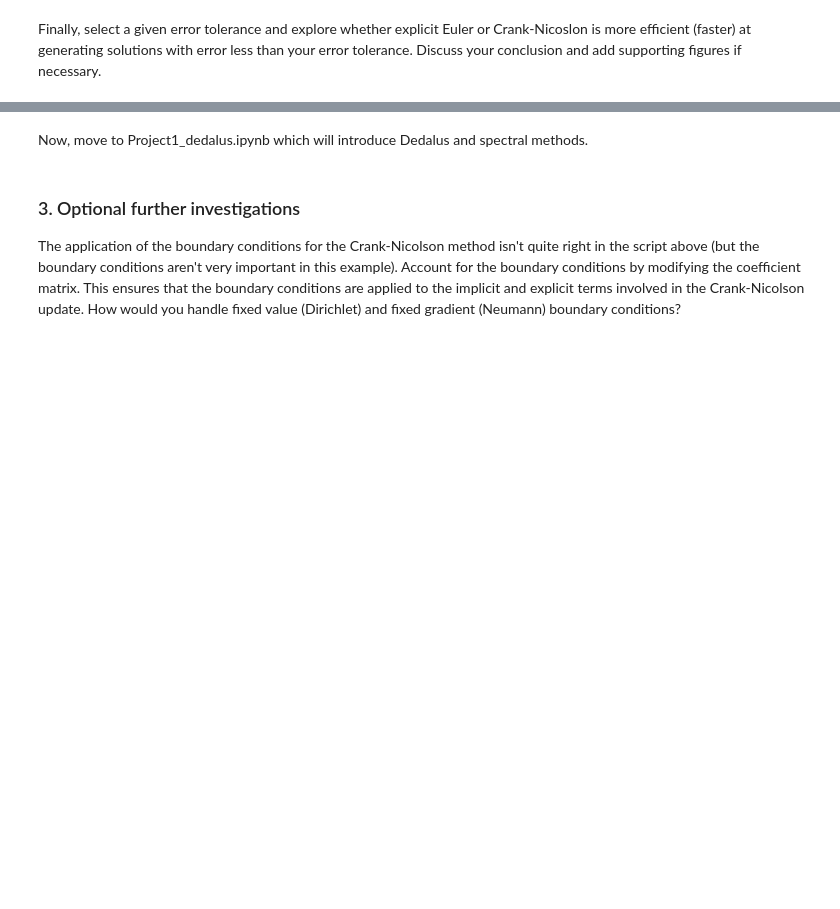
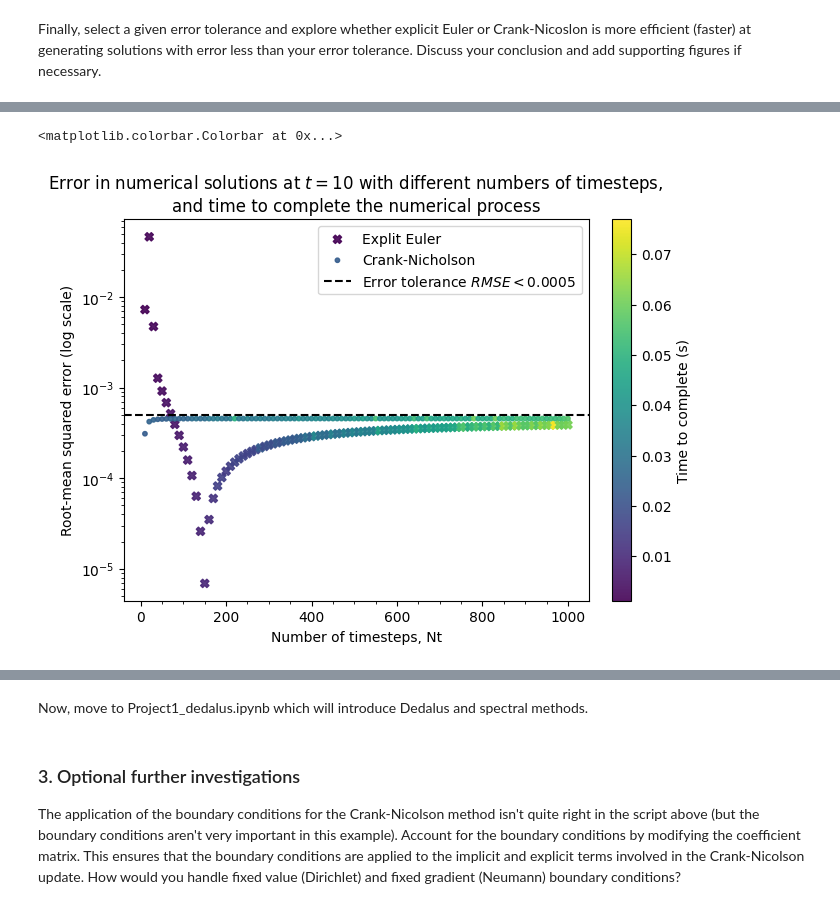
Before and after one commit to sjg230/QCES_LNM, a Jupyter notebook: Project1_numerical_methods.ipynb, the cells around one changed output, grey strips where cells are left out. Drawn from its saved outputs; the diff is of its cells as text; code cells hidden in the pictures; blank space fills up the shorter version.

```diff
--- a/Project1_numerical_methods.ipynb
+++ b/Project1_numerical_methods.ipynb
@@ -397,0 +551,22 @@ INSERT DISCUSSION OF ERROR HERE (~1 paragraph).  OPTIONALLY ADD PLOTS BY INSERTI
+# %%
+#@title Plot the same as above but for Nt
+fig, ax = plt.subplots(constrained_layout=True)
+
+# Set a consistent colour scale by determining the min and max times across both numerical methods
+min_time = min(min(RMSE_time_Nt_EE[1]), min(RMSE_time_Nt_CN[1]))
+max_time = max(max(RMSE_time_Nt_EE[1]), max(RMSE_time_Nt_CN[1]))
+# ax.plot(Nt_range, RMSE_Nt_EE, label='Explit Euler', linestyle='--')
+# ax.plot(Nt_range, RMSE_Nt_CN, label='Crank-Nicholson', linestyle='dotted')
+sc1 = ax.scatter(Nt_range, RMSE_time_Nt_EE[0], label='Explit Euler', marker='X', alpha=0.9, c=RMSE_time_Nt_EE[1], vmin=min_time, vmax=max_time)
+sc2 = ax.scatter(Nt_range, RMSE_time_Nt_CN[0], label='Crank-Nicholson', s=10, alpha=0.9, c=RMSE_time_Nt_CN[1], vmin=min_time, vmax=max_time)
+ax.set_yscale('log')
+ax.set_xlabel('Number of timesteps, Nt')
+ax.set_ylabel('Root-mean squared error (log scale)')
+ax.axhline(0.0005, label='Error tolerance $RMSE<0.0005$',c='black', linestyle='--')
+ax.xaxis.set_minor_locator(MultipleLocator(50))
+ax.set_title('Error in numerical solutions at $t=10$ with different numbers of timesteps, \nand time to complete the numerical process')
+ax.legend()
+fig.colorbar(sc1, label='Time to complete (s)')
+# %% [output]
+<matplotlib.colorbar.Colorbar at 0x...>
+[figure, added]
```
Also changed, not shown: parts of 19 cells of this notebook.
